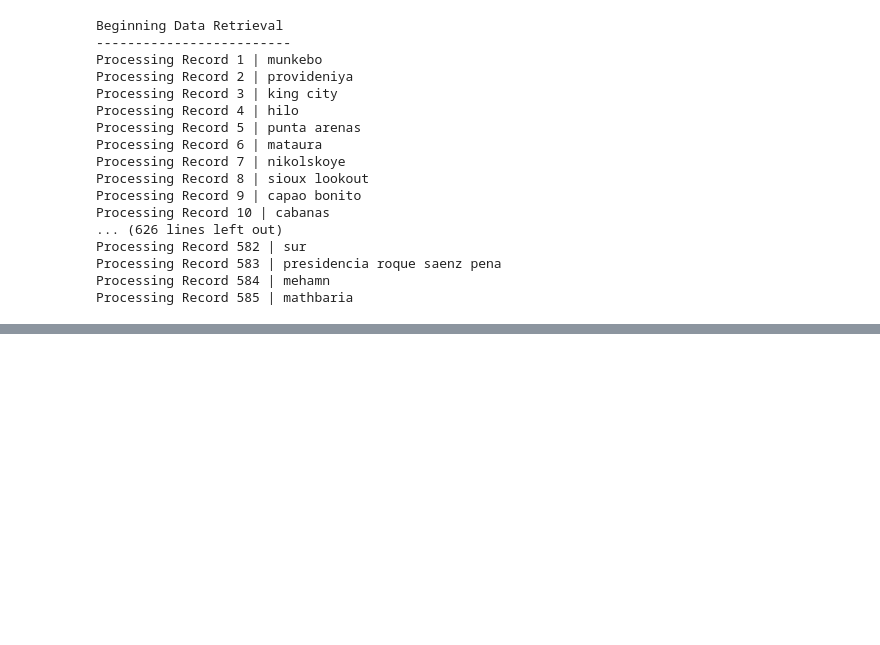
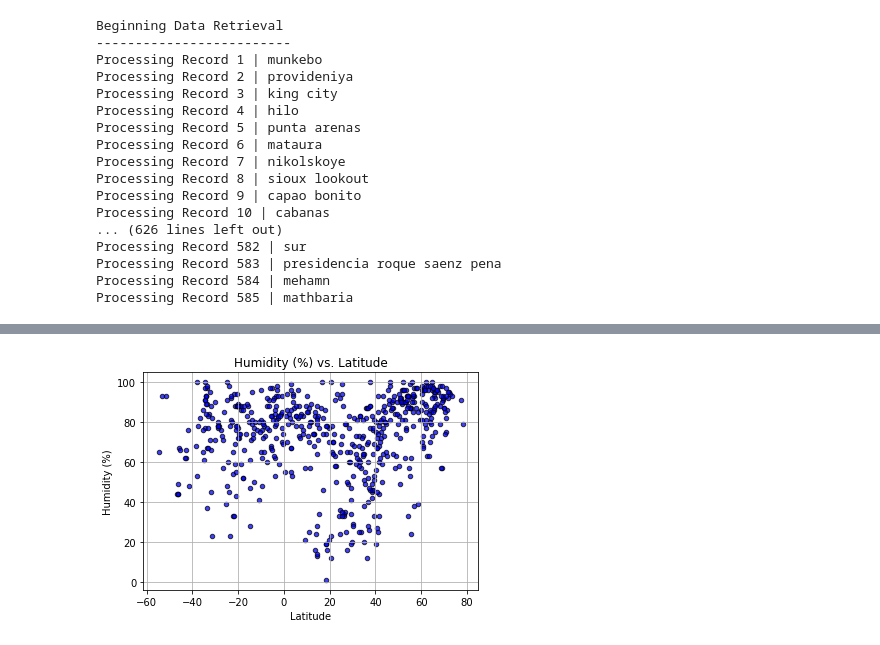
Before and after one commit to rpatel10491/python-api-challenge, a Jupyter notebook: WeatherPy/WeatherPy.ipynb, the cells around one changed output, grey strips where cells are left out. Cells and saved outputs as stored; diff of their text form; code cells hidden in the pictures; blank space fills up the shorter version.

```diff
--- a/WeatherPy/WeatherPy.ipynb
+++ b/WeatherPy/WeatherPy.ipynb
@@ -130,0 +133,16 @@ dtype: int64
+# %%
+# Create scatter plot for Lat vs Humidity.
+plt.scatter(df_weather['Lat'], df_weather['Humidity'], marker='o', s=20, c='b', edgecolors='black', alpha=.75)
+
+# Format axis and labels.
+plt.title('Humidity (%) vs. Latitude')
+plt.ylabel('Humidity (%)')
+plt.xlabel('Latitude')
+plt.grid(True)
+
+# Save the figure.
+plt.savefig('Humidity_vs_Lat.png')
+
+plt.show()
+# %% [output]
+[figure, added]
```
Also changed, not shown: parts of 4 cells of this notebook, 4 other files.
